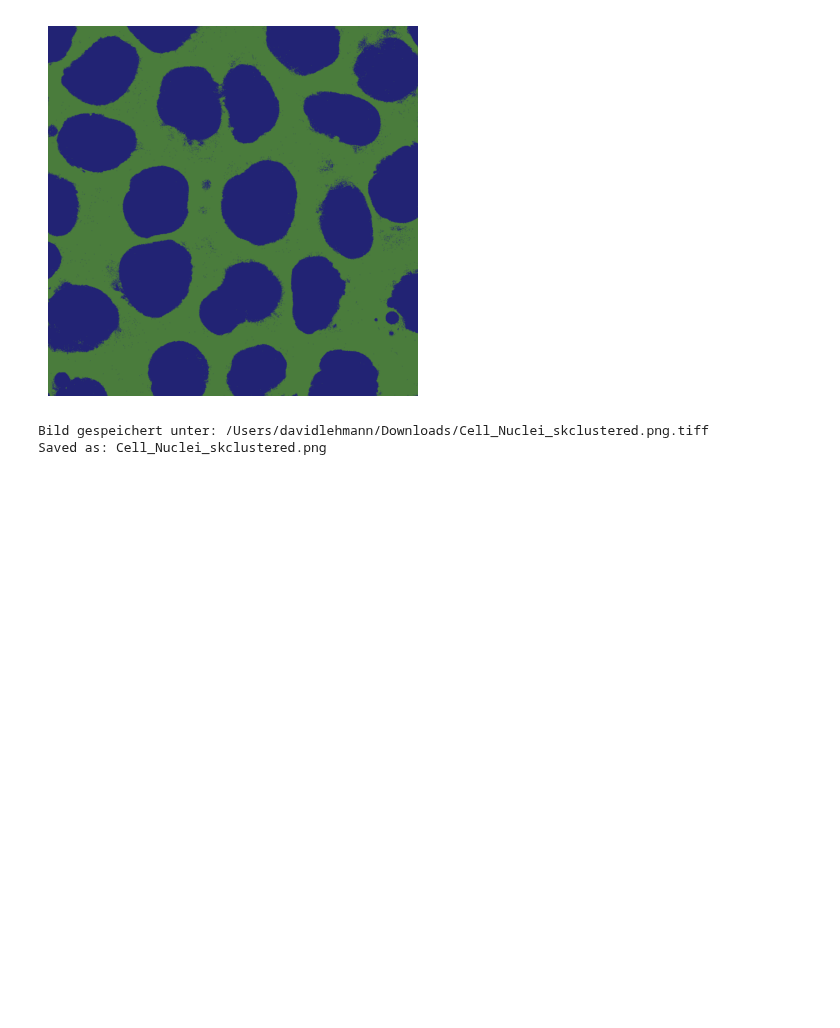
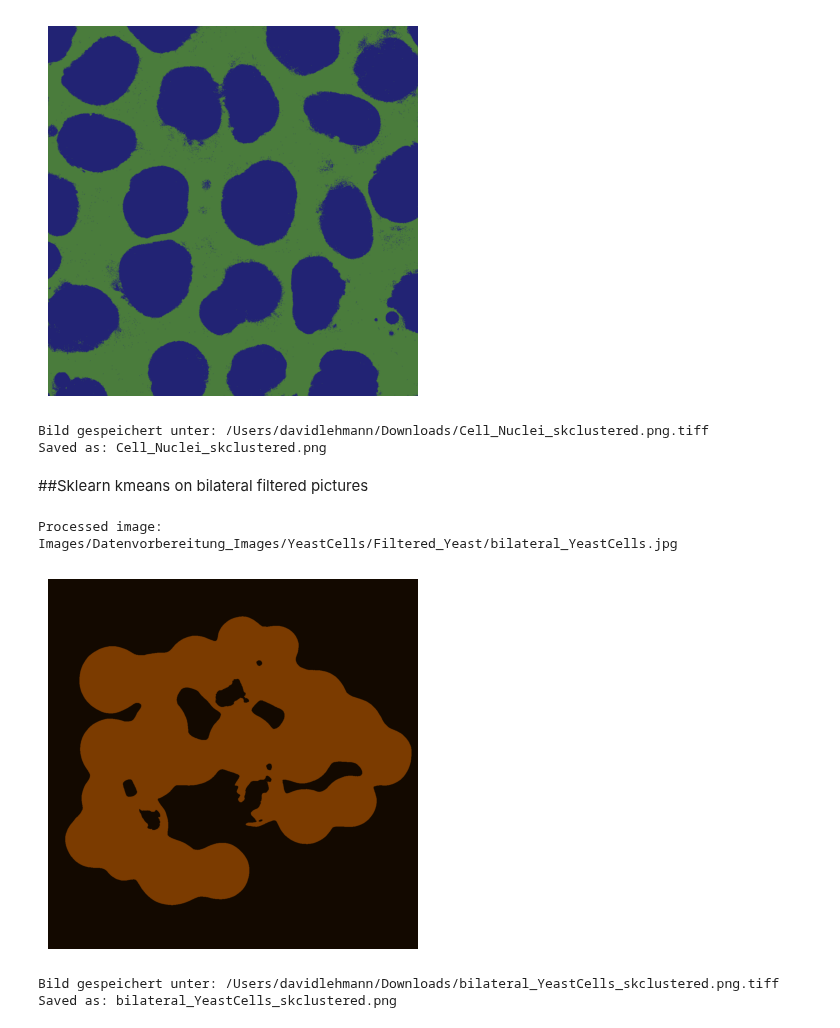
Before and after one commit to BiomedicalImageAnalysis2025/topic01_team04, a Jupyter notebook: Code/sklearn_clustering.ipynb, the cells around one changed output. Saved outputs shown, nothing was run; the diff lists cells and outputs as text; code cells hidden in the pictures; blank space fills up the shorter version.

```diff
--- a/Code/sklearn_clustering.ipynb
+++ b/Code/sklearn_clustering.ipynb
@@ -92,3 +107,45 @@ Processed image: Original_Images/Clustering/Data/Cell_Nuclei.tiff
 [figure]
 Bild gespeichert unter: /Users/davidlehmann/Downloads/Cell_Nuclei_skclustered.png.tiff
 Saved as: Cell_Nuclei_skclustered.png
+# %% [markdown]
+##Sklearn kmeans on bilateral filtered pictures
+# %%
+from Functions.sklearn_segmentation import skcluster_image, save_image
+import matplotlib.pyplot as plt
+import matplotlib.image as mpimg
+import numpy as np  # hinzugefügt für dtype-Prüfung
+import os
+
+# Define a list of file paths to the images we want to cluster
+image_paths = [
+    'Images/Datenvorbereitung_Images/YeastCells/Filtered_Yeast/bilateral_YeastCells.jpg',
+    # + more images can be added here
+]
+
+for img_path in image_paths:
+    print(f"Processed image: {img_path}")
+    bild = mpimg.imread(img_path)
+
+    clustertes_bild = skcluster_image(bild, n_clusters=2)
+
+    # Prüfen, ob float-Werte (z. B. 0.0–1.0 statt 0–255) vorliegen
+    if clustertes_bild.dtype == np.float32 or clustertes_bild.max() <= 1.0:
+        clustertes_bild = (clustertes_bild * 255).astype('uint8')
+
+    plt.imshow(clustertes_bild)
+    plt.axis('off')
+    plt.show()
+
+    # File name for saving: e.g. original name + “_skclustered.png”
+    base_name = os.path.splitext(os.path.basename(img_path))[0]
+    save_name = f"{base_name}_skclustered.png"
+
+    # For storage: scale to uint8
+    clustered_uint8 = clustertes_bild.astype('uint8')
+    save_image(clustered_uint8, save_name)
+    print(f"Saved as: {save_name}")
+# %% [output]
+Processed image: Images/Datenvorbereitung_Images/YeastCells/Filtered_Yeast/bilateral_YeastCells.jpg
+[figure, added]
+Bild gespeichert unter: /Users/davidlehmann/Downloads/bilateral_YeastCells_skclustered.png.tiff
+Saved as: bilateral_YeastCells_skclustered.png
```
Also changed, not shown: parts of 3 cells of this notebook, 1 other file.
